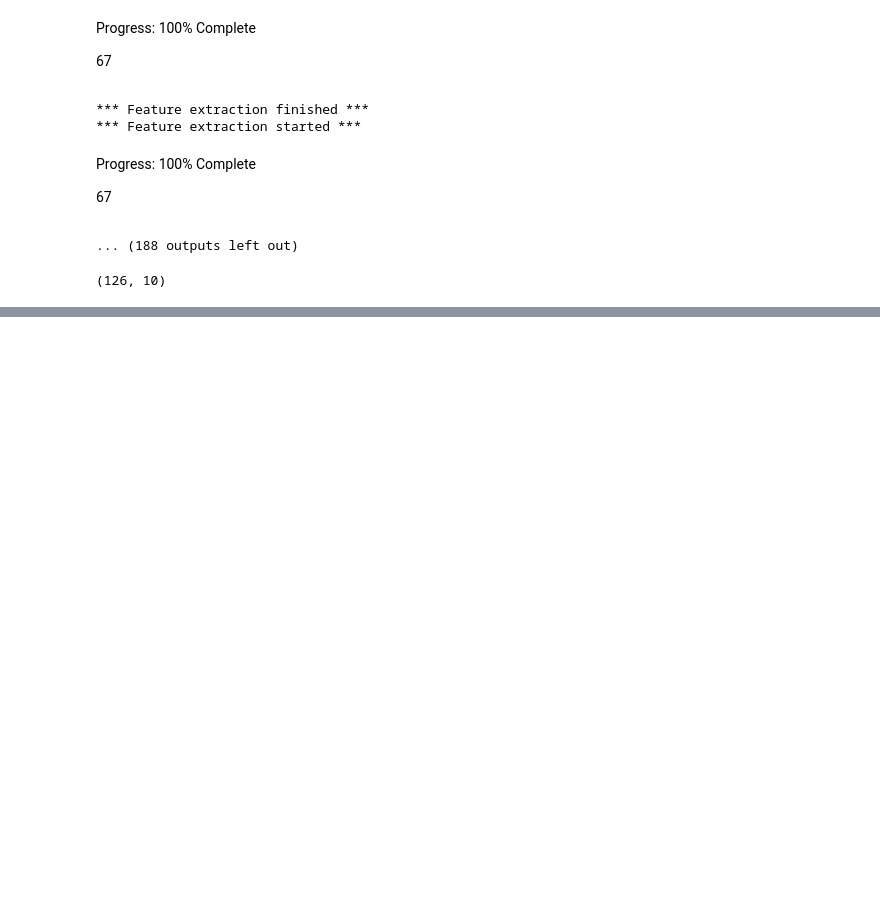
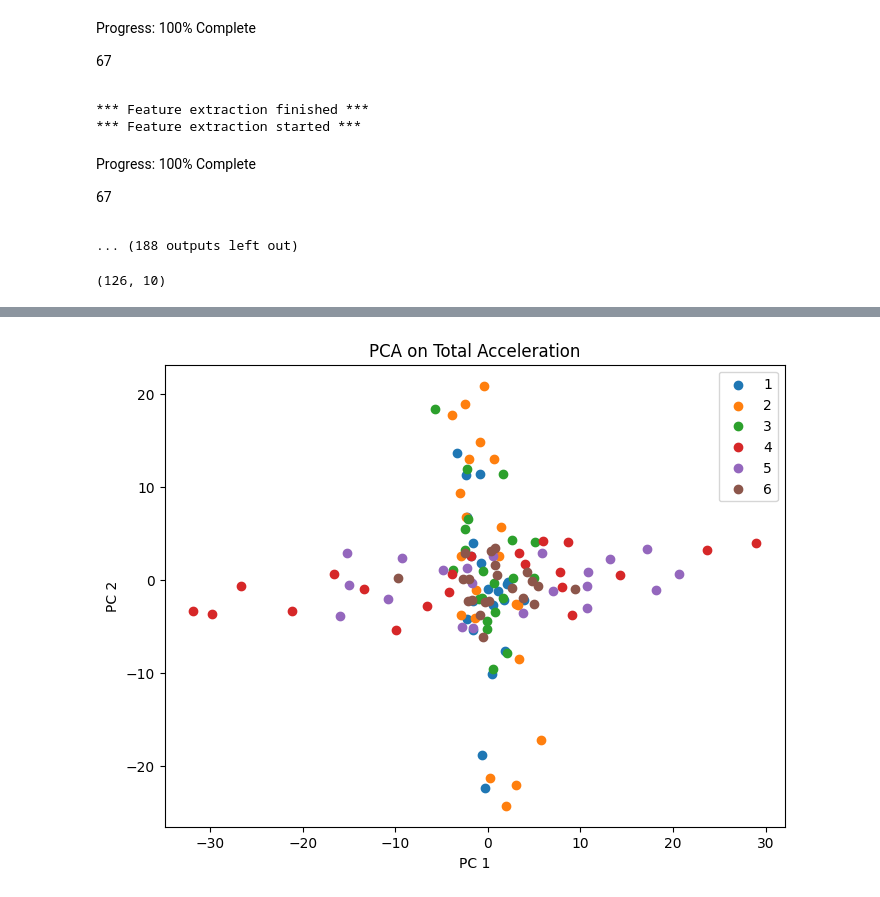
Before and after one commit to PankajGadhwal/ML-Projects, a Jupyter notebook: A1/HAR/Q1.ipynb, the cells around one changed output, grey strips where cells are left out. Drawn from its saved outputs; the diff is of its cells as text; code cells hidden in the pictures; blank space fills up the shorter version.

```diff
--- a/A1/HAR/Q1.ipynb
+++ b/A1/HAR/Q1.ipynb
@@ -165,0 +192,23 @@ print(nX_train.shape)
+# %%
+scaler = StandardScaler()
+X_train_scaled = np.array([scaler.fit_transform(sample) for sample in X_train])
+
+n_samples, n_timesteps, n_features = X_train_scaled.shape
+X_train_reshaped = X_train_scaled.reshape(n_samples, n_timesteps * n_features)
+
+data_with_labels = np.column_stack((X_train_reshaped, y_train))
+
+pca = PCA(n_components=2)
+X_train_pca = pca.fit_transform(data_with_labels)
+
+plt.figure(figsize=(8, 6))
+for activity in np.unique(y_train):
+    indices = np.where(y_train == activity)
+    plt.scatter(X_train_pca[indices, 0], X_train_pca[indices, 1], label=activity)
+plt.title('PCA on Total Acceleration')
+plt.xlabel('PC 1')
+plt.ylabel('PC 2')
+plt.legend()
+plt.show()
+# %% [output]
+[figure, added]
```
Also changed, not shown: parts of 16 cells of this notebook, 1 other file.
